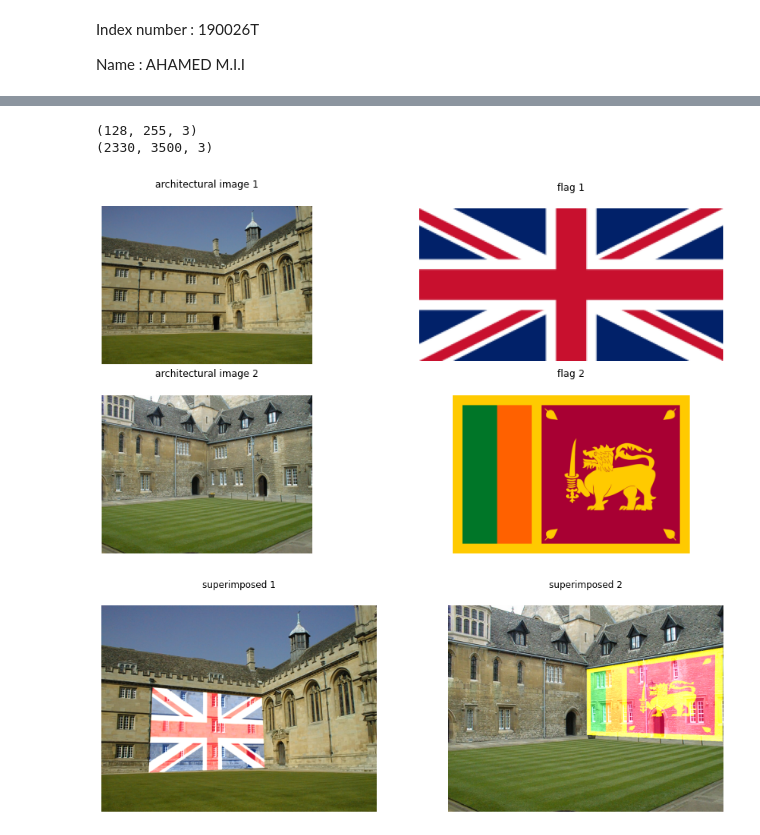
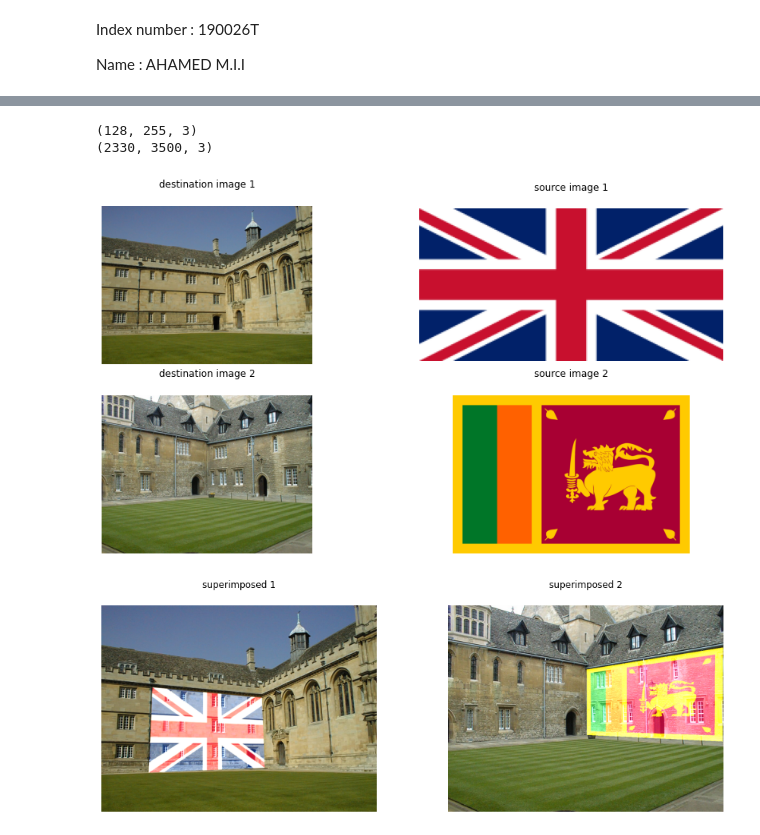
Before and after one commit to ishrath99/S4_EN_2550, a Jupyter notebook: Assignments/Assignment_2/190026T_en2550_assignment_02.ipynb, the cells around one changed output, grey strips where cells are left out. Drawn from its saved outputs; the diff is of its cells as text; code cells hidden in the pictures.

Commit message:
Assignment 2 question 3

```diff
--- a/Assignments/Assignment_2/190026T_en2550_assignment_02.ipynb
+++ b/Assignments/Assignment_2/190026T_en2550_assignment_02.ipynb
@@ -121,7 +121,7 @@ for i in range(iterations):
     circle = getCircleParams(inlier_sample)
 
     #calculate new inliers and total absolute distance
-    inliers, toal_distance = getInliersAndDistance(initial_circle, X, inlier_threshold)
+    inliers, toal_distance = getInliersAndDistance(circle, X, inlier_threshold)
 
     #if inlier count is less start from beginning
     if len(inliers) < inlier_count_threshold:
@@ -171,78 +171,79 @@ def superimpose(im_src, im_dst, pts_src, pts_dst):
 #2)
 import cv2 as cv
 
-archi1 = cv.imread(r'E:\Aca\aca sem 4\Image Processing & Machine vision\Assignments\Assignment_2\wadham_college\003.jpg',cv.IMREAD_COLOR)
-assert archi1 is not None
+dst1 = cv.imread(r'E:\Aca\aca sem 4\Image Processing & Machine vision\Assignments\Assignment_2\wadham_college\003.jpg',cv.IMREAD_COLOR)
+assert dst1 is not None
 
-flag1 = cv.imread(r'E:\Aca\aca sem 4\Image Processing & Machine vision\Assignments\Assignment_2\Flag_of_the_United_Kingdom.png',cv.IMREAD_ANYCOLOR)
-assert flag1 is not None
+src1 = cv.imread(r'E:\Aca\aca sem 4\Image Processing & Machine vision\Assignments\Assignment_2\Flag_of_the_United_Kingdom.png',cv.IMREAD_ANYCOLOR)
+assert src1 is not None
 
-archi2 = cv.imread(r'E:\Aca\aca sem 4\Image Processing & Machine vision\Assignments\Assignment_2\merton_college\001.jpg',cv.IMREAD_COLOR)
-assert archi2 is not None
+dst2 = cv.imread(r'E:\Aca\aca sem 4\Image Processing & Machine vision\Assignments\Assignment_2\merton_college\001.jpg',cv.IMREAD_COLOR)
+assert dst2 is not None
 
-flag2 = cv.imread(r'E:\Aca\aca sem 4\Image Processing & Machine vision\Assignments\Assignment_2\lk-flag.jpg',cv.IMREAD_ANYCOLOR)
-assert flag2 is not None
+src2 = cv.imread(r'E:\Aca\aca sem 4\Image Processing & Machine vision\Assignments\Assignment_2\lk-flag.jpg',cv.IMREAD_ANYCOLOR)
+assert src2 is not None
 
 fig, ax = plt.subplots(2, 2, figsize=(15, 8))
-ax[0, 0].imshow(cv.cvtColor(archi1, cv.COLOR_BGR2RGB))
-ax[0, 0].title.set_text('architectural image 1')
+ax[0, 0].imshow(cv.cvtColor(dst1, cv.COLOR_BGR2RGB))
+ax[0, 0].title.set_text('destination image 1')
 ax[0, 0].axis('off')
 ax[0, 0].xaxis.tick_top()
 
-ax[0, 1].imshow(cv.cvtColor(flag1, cv.COLOR_BGR2RGB))
-ax[0, 1].title.set_text('flag 1')
+ax[0, 1].imshow(cv.cvtColor(src1, cv.COLOR_BGR2RGB))
+ax[0, 1].title.set_text('source image 1')
 ax[0, 1].axis('off')
 ax[0, 1].xaxis.tick_top()
 
-ax[1, 0].imshow(cv.cvtColor(archi2, cv.COLOR_BGR2RGB))
-ax[1, 0].title.set_text('architectural image 2')
+ax[1, 0].imshow(cv.cvtColor(dst2, cv.COLOR_BGR2RGB))
+ax[1, 0].title.set_text('destination image 2')
 ax[1, 0].axis('off')
 ax[1, 0].xaxis.tick_top()
 
-ax[1, 1].imshow(cv.cvtColor(flag2, cv.COLOR_BGR2RGB))
-ax[1, 1].title.set_text('flag 2')
+ax[1, 1].imshow(cv.cvtColor(src2, cv.COLOR_BGR2RGB))
+ax[1, 1].title.set_text('source image 2')
 ax[1, 1].axis('off')
 ax[1, 1].xaxis.tick_top()
 
 #get 4 corners from destination image
-cv.imshow('image', archi1)
+cv.imshow('image', dst1)
 cv.setMouseCallback('image', click_event)
 cv.waitKey(0)
 cv.destroyAllWindows()
 
-cv.imshow('image', archi2)
+cv.imshow('image', dst2)
 cv.setMouseCallback('image', click_event)
 cv.waitKey(0)
 cv.destroyAllWindows()
 
+# Four corners of the book in destination image.
+#mouse click this order: (0,0), (0,1), (1,1), (1,0)
+pts_dst1 = np.array([[191, 306], [596, 344], [606, 603], [177, 620]])
+pts_dst2 = np.array([[515, 238], [1022, 156],  [1020, 506], [516, 482]])
+
 #get 4 corners from source image
-print(flag1.shape)
-print(flag2.shape)
+print(src1.shape)
+print(src2.shape)
 
 # Four corners of the book in source image
-pts_flag1 = np.array([[0, 0], [254, 0], [254, 127], [0, 127]])
-pts_flag2 = np.array([[0, 0], [3499, 0], [3499, 2329], [0, 2329]])
-
-# Four corners of the book in destination image.
-pts_archi1 = np.array([[191, 306], [596, 344], [606, 603], [177, 620]])
-pts_archi2 = np.array([[515, 238], [1022, 156],  [1020, 506], [516, 482]])
+pts_src1 = np.array([[0, 0], [254, 0], [254, 127], [0, 127]])
+pts_src2 = np.array([[0, 0], [3499, 0], [3499, 2329], [0, 2329]])
 
 #get the superimposed image
-superimposed1 = superimpose(flag1, archi1, pts_flag1, pts_archi1)
-superimposed2 = superimpose(flag2, archi2, pts_flag2, pts_archi2)
+superimposed1 = superimpose(src1, dst1, pts_src1, pts_dst1)
+superimposed2 = superimpose(src2, dst2, pts_src2, pts_dst2)
 
 fig, ax = plt.subplots(1, 2, figsize=(15,5))
 ax[0].imshow(cv.cvtColor(superimposed1, cv.COLOR_BGR2RGB))
 ax[0].title.set_text('superimposed 1')
 ax[0].axis('off')
 ax[0].xaxis.tick_top()
 
 ax[1].imshow(cv.cvtColor(superimposed2, cv.COLOR_BGR2RGB))
 ax[1].title.set_text('superimposed 2')
 ax[1].axis('off')
 ax[1].xaxis.tick_top()
 # %% [output]
 (128, 255, 3)
 (2330, 3500, 3)
-[figure, old version]
+[figure, new version]
 [figure]
```
Also changed, not shown: parts of 10 cells of this notebook, 1 other file.
